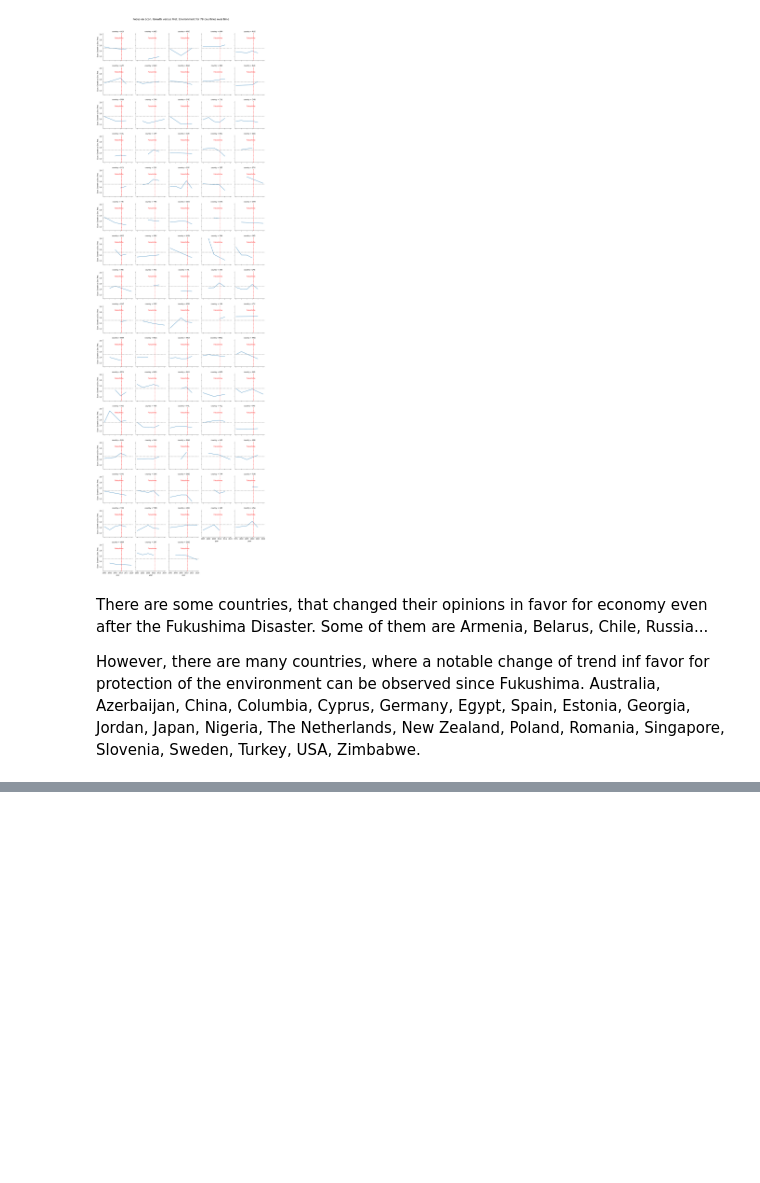
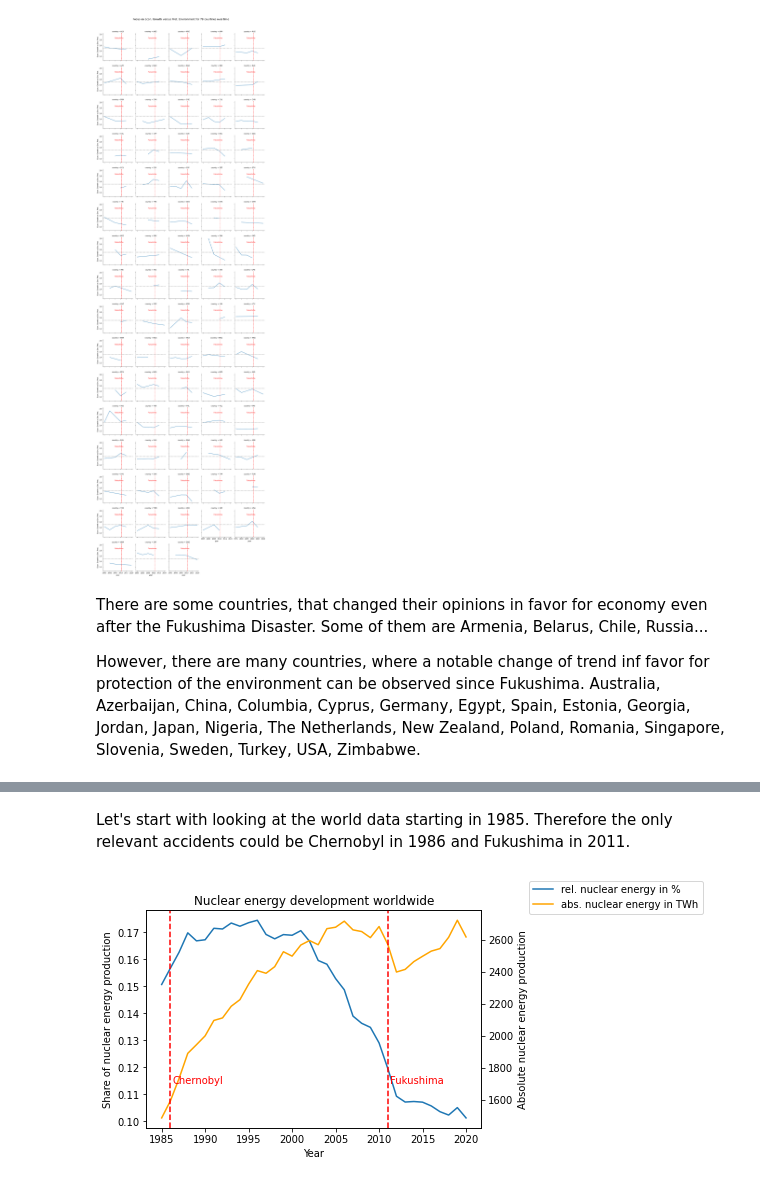
Before and after one commit to Molybdenum42/DOPP_Exercise3, a Jupyter notebook: accident_impacts.ipynb, the cells around one changed output, grey strips where cells are left out. Saved outputs shown, nothing was run; the diff lists cells and outputs as text; code cells hidden in the pictures; blank space fills up the shorter version.

Commit message:
Add changes of nuclear energy since accidents

```diff
--- a/accident_impacts.ipynb
+++ b/accident_impacts.ipynb
@@ -148,0 +180,8 @@ Australia, Azerbaijan, China, Columbia, Cyprus, Germany, Egypt, Spain, Estonia,
+# %%
+df_energy = pd.read_csv("data/OWID_energy/owid-energy-data.csv")
+df_energy = df_energy[['iso_code', 'country', 'year', 'nuclear_electricity', 'electricity_generation']]
+# calculating nuclear share of produced energy
+df_energy['nuclear_electricity_share'] = df_energy['nuclear_electricity'] / df_energy['electricity_generation']
+# dropping non available values
+df_energy = df_energy.dropna()
+df_energy
@@ -148,0 +202,4 @@ Australia, Azerbaijan, China, Columbia, Cyprus, Germany, Egypt, Spain, Estonia,
+# %%
+# listing the countries that never produced nuclear electricity
+uses_nuclear = df_energy.groupby('country').sum('nuclear_electricity').nuclear_electricity.gt(0).reset_index()
+uses_nuclear[uses_nuclear.nuclear_electricity != True].country
@@ -148,0 +221,5 @@ Australia, Azerbaijan, China, Columbia, Cyprus, Germany, Egypt, Spain, Estonia,
+# %%
+nuclear_list = uses_nuclear[uses_nuclear.nuclear_electricity].country.tolist()
+df_energy = df_energy[df_energy.country.isin(nuclear_list)]
+print(nuclear_list)
+df_energy
@@ -148,0 +241,18 @@ Australia, Azerbaijan, China, Columbia, Cyprus, Germany, Egypt, Spain, Estonia,
+# %% [markdown]
+Let's start with looking at the world data starting in 1985. Therefore the only relevant accidents could be Chernobyl in 1986 and Fukushima in 2011.
+# %%
+ax = sns.lineplot(x=df_energy[df_energy.country.eq('World')].year, y=df_energy[df_energy.country.eq('World')].nuclear_electricity_share)
+ax2 = ax.twinx()
+sns.lineplot(x=df_energy[df_energy.country.eq('World')].year, y=df_energy[df_energy.country.eq('World')].nuclear_electricity, color="orange")
+plt.axvline(x=2011, label="Fukushima Disaster", color="red", linestyle="--")
+plt.text(2011.2, 1700,'Fukushima',c="red")
+plt.axvline(x=1986, label="Chernobyl Disaster", color="red", linestyle="--")
+plt.text(1986.2, 1700,'Chernobyl',c="red")
+ax.figure.legend(labels=["rel. nuclear energy in %","abs. nuclear energy in TWh"], loc = 2, bbox_to_anchor = (1,1))
+
+ax.set_title("Nuclear energy development worldwide")
+ax.set_ylabel("Share of nuclear energy production")
+ax2.set_ylabel("Absolute nuclear energy production")
+ax.set_xlabel("Year");
+# %% [output]
+[figure, added]
```
Also changed, not shown: parts of 17 cells of this notebook.
